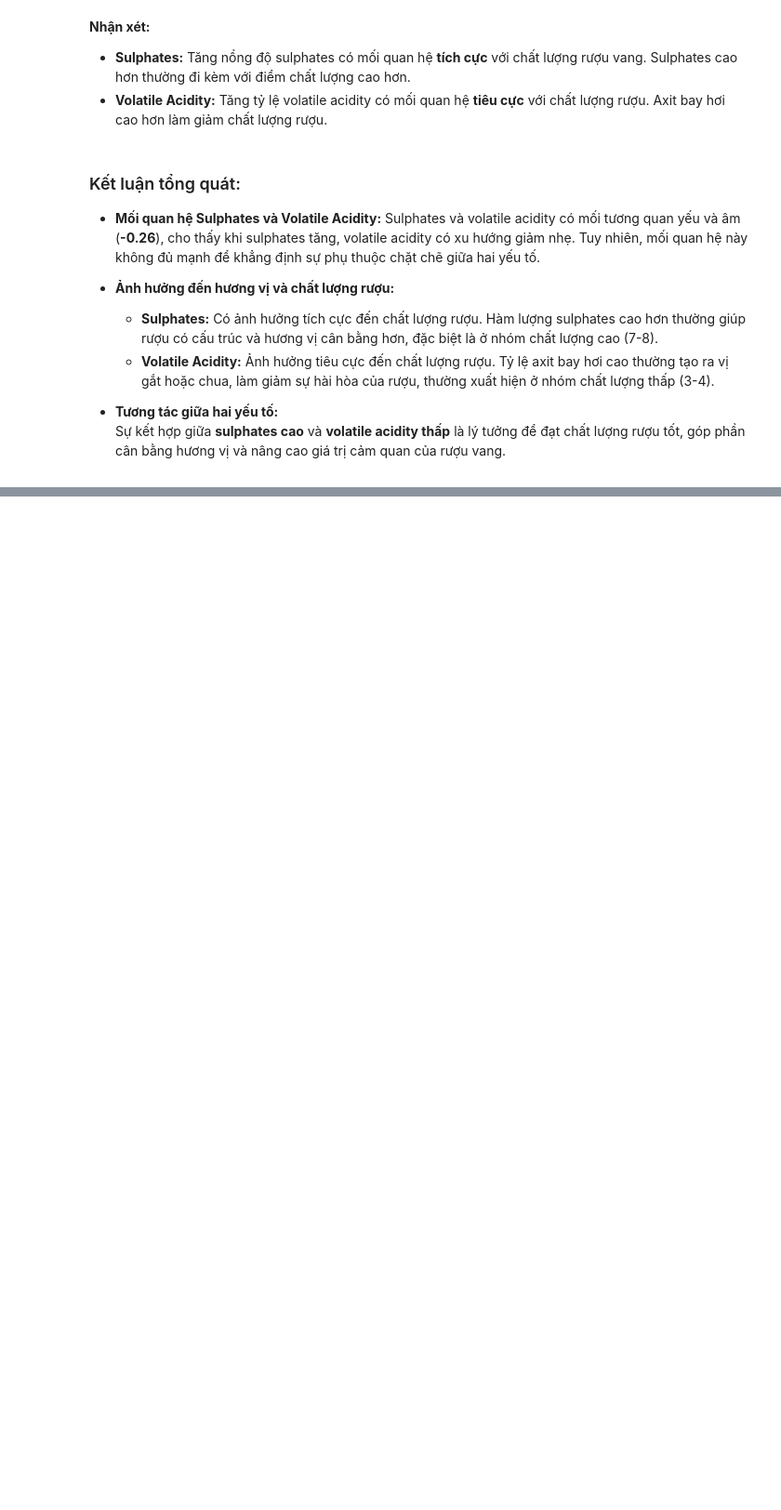
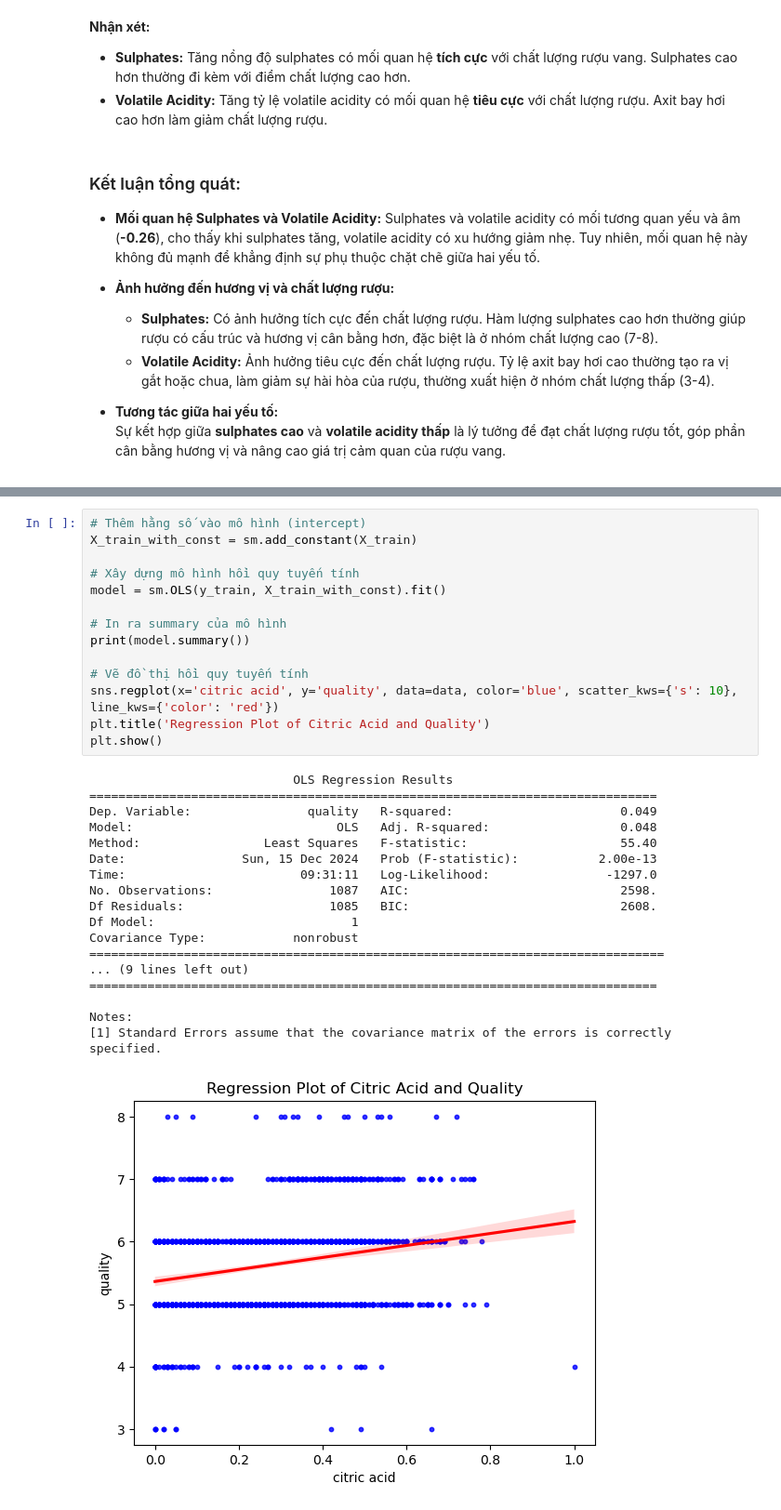
Before and after one commit to Yogurt01/Programming_DataScience_G22, a Jupyter notebook: Source_codes/DataAnalytics_1.ipynb, the cells around one changed output, grey strips where cells are left out. Shown at 93% size. Cells and saved outputs as stored; diff of their text form; blank space fills up the shorter version.

```diff
--- a/Source_codes/DataAnalytics_1.ipynb
+++ b/Source_codes/DataAnalytics_1.ipynb
@@ -344,0 +467,33 @@ Liệu các chỉ số axit (Fixed Acidity, Volatile Acidity, và Citric Acid) c
+# %%
+# Thêm hằng số vào mô hình (intercept)
+X_train_with_const = sm.add_constant(X_train)
+
+# Xây dựng mô hình hồi quy tuyến tính
+model = sm.OLS(y_train, X_train_with_const).fit()
+
+# In ra summary của mô hình
+print(model.summary())
+
+# Vẽ đồ thị hồi quy tuyến tính
+sns.regplot(x='citric acid', y='quality', data=data, color='blue', scatter_kws={'s': 10}, line_kws={'color': 'red'})
+plt.title('Regression Plot of Citric Acid and Quality')
+plt.show()
+# %% [output]
+                            OLS Regression Results
+==============================================================================
+Dep. Variable:                quality   R-squared:                       0.049
+Model:                            OLS   Adj. R-squared:                  0.048
+Method:                 Least Squares   F-statistic:                     55.40
+Date:                Sun, 15 Dec 2024   Prob (F-statistic):           2.00e-13
+Time:                        09:31:11   Log-Likelihood:                -1297.0
+No. Observations:                1087   AIC:                             2598.
+Df Residuals:                    1085   BIC:                             2608.
+Df Model:                           1
+Covariance Type:            nonrobust
+===============================================================================
+... (9 lines left out)
+==============================================================================
+
+Notes:
+[1] Standard Errors assume that the covariance matrix of the errors is correctly specified.
+[figure, added]
```
Also changed, not shown: parts of 16 cells of this notebook.
